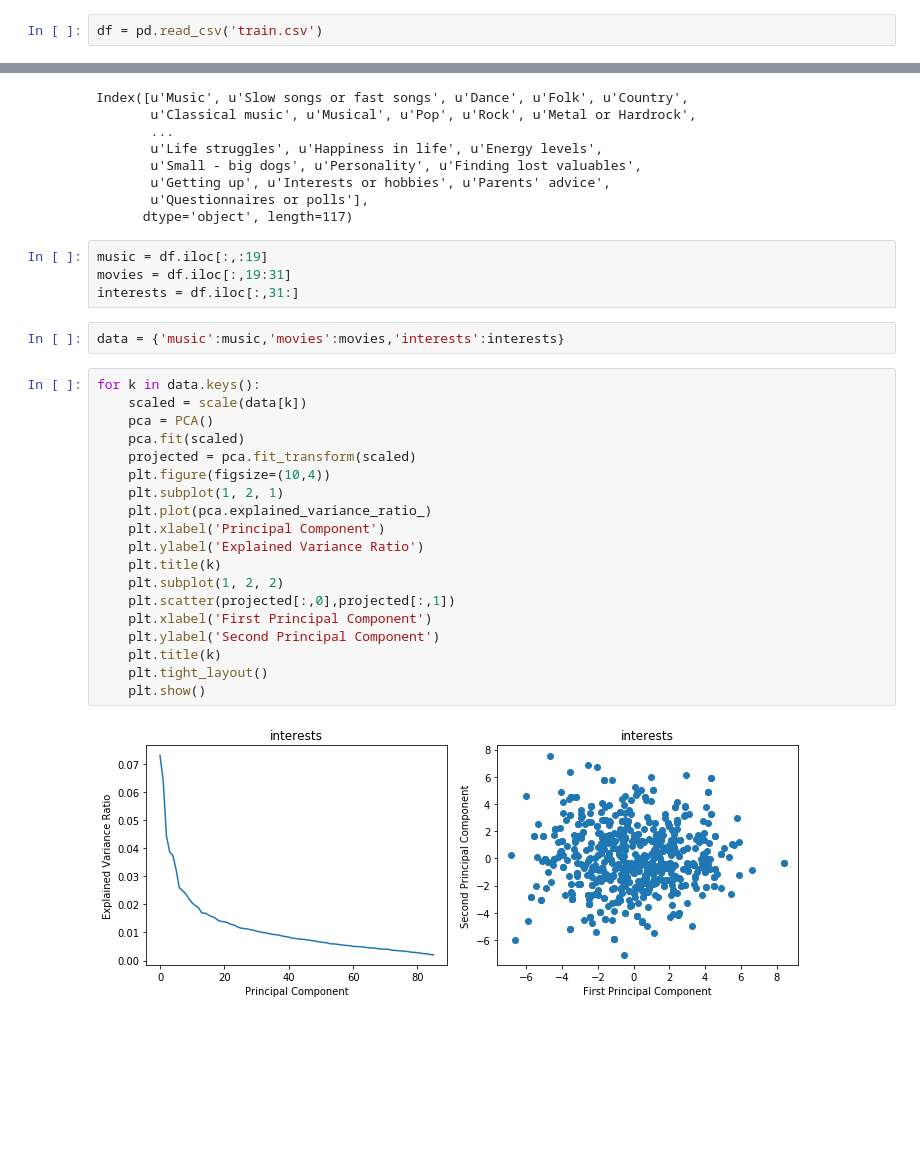
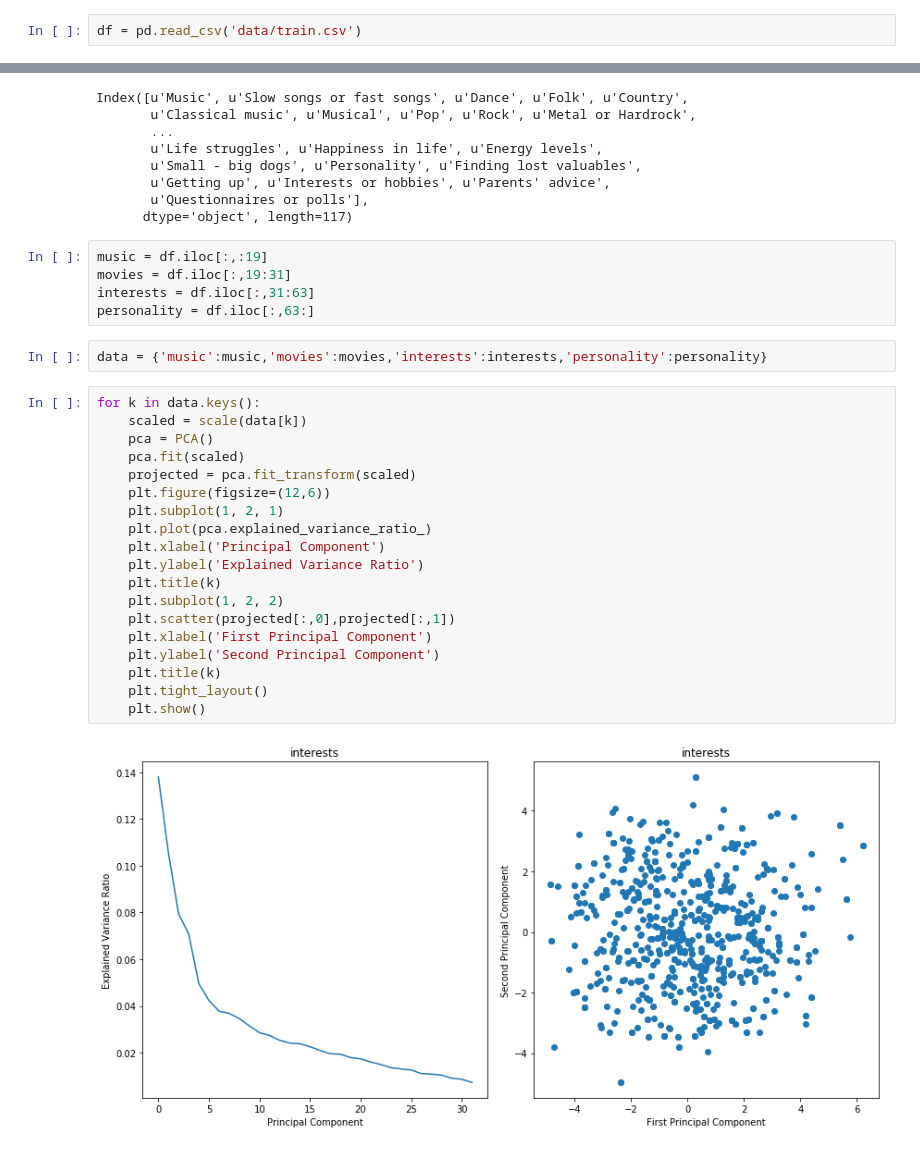
Before and after one commit to raulds77/inference_project, a Jupyter notebook: Observable PCA.ipynb, the cells around one changed output, grey strips where cells are left out. Cells and saved outputs as stored; diff of their text form; blank space fills up the shorter version.

```diff
--- a/Observable PCA.ipynb
+++ b/Observable PCA.ipynb
@@ -8,5 +9,5 @@ import matplotlib.pyplot as plt
 # %%
-df = pd.read_csv('train.csv')
+df = pd.read_csv('data/train.csv')
 # %%
 df.columns
 # %% [output]
@@ -21,27 +22,28 @@ Index([u'Music', u'Slow songs or fast songs', u'Dance', u'Folk', u'Country',
 # %%
 music = df.iloc[:,:19]
 movies = df.iloc[:,19:31]
-interests = df.iloc[:,31:]
+interests = df.iloc[:,31:63]
+personality = df.iloc[:,63:]
 # %%
-data = {'music':music,'movies':movies,'interests':interests}
+data = {'music':music,'movies':movies,'interests':interests,'personality':personality}
 # %%
 for k in data.keys():
     scaled = scale(data[k])
     pca = PCA()
     pca.fit(scaled)
     projected = pca.fit_transform(scaled)
-    plt.figure(figsize=(10,4))
+    plt.figure(figsize=(12,6))
     plt.subplot(1, 2, 1)
     plt.plot(pca.explained_variance_ratio_)
     plt.xlabel('Principal Component')
     plt.ylabel('Explained Variance Ratio')
     plt.title(k)
     plt.subplot(1, 2, 2)
     plt.scatter(projected[:,0],projected[:,1])
     plt.xlabel('First Principal Component')
     plt.ylabel('Second Principal Component')
     plt.title(k)
     plt.tight_layout()
     plt.show()
 # %% [output]
-[figure, old version]
+[figure, new version]
```
Also changed, not shown: parts of 5 cells of this notebook.
